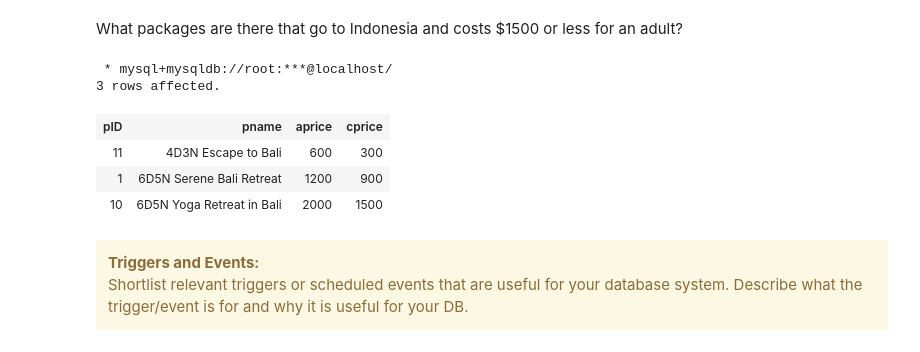
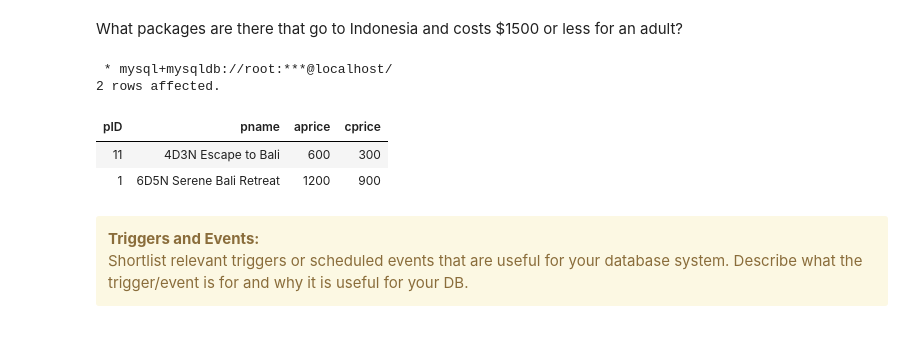
Before and after one commit to coord-geom/cs6131-project, a Jupyter notebook: ProjectScriptingReport_Oh Zhi Yuan.ipynb, the cells around one changed output. Drawn from its saved outputs; the diff is of its cells as text; code cells hidden in the pictures.

```diff
--- a/ProjectScriptingReport_Oh Zhi Yuan.ipynb
+++ b/ProjectScriptingReport_Oh Zhi Yuan.ipynb
@@ -1342,18 +1354,17 @@ What packages are there that go to Indonesia and costs $1500 or less for an adul
 # %%
 %%sql
 SELECT p.pID, p.pname, p.aprice, p.cprice
 FROM package p
 INNER JOIN packageDest pd ON p.pID = pd.pID
 INNER JOIN country c ON pd.countryID = c.countryID
-WHERE c.cname = 'Indonesia' AND p.cprice <= 1500
-ORDER BY p.cprice;
+WHERE c.cname = 'Indonesia' AND p.aprice <= 1500
+ORDER BY p.aprice;
 # %% [output]
  * mysql+mysqldb://root:***@localhost/
-3 rows affected.
+2 rows affected.
 | pID | pname | aprice | cprice |
 | 11 | 4D3N Escape to Bali | 600 | 300 |
 | 1 | 6D5N Serene Bali Retreat | 1200 | 900 |
-| 10 | 6D5N Yoga Retreat in Bali | 2000 | 1500 |
 # %% [markdown]
 <div class="alert alert-block alert-warning">
 <b>Triggers and Events:</b> <br>
```
Also changed, not shown: parts of 22 cells of this notebook, 14 other files.
